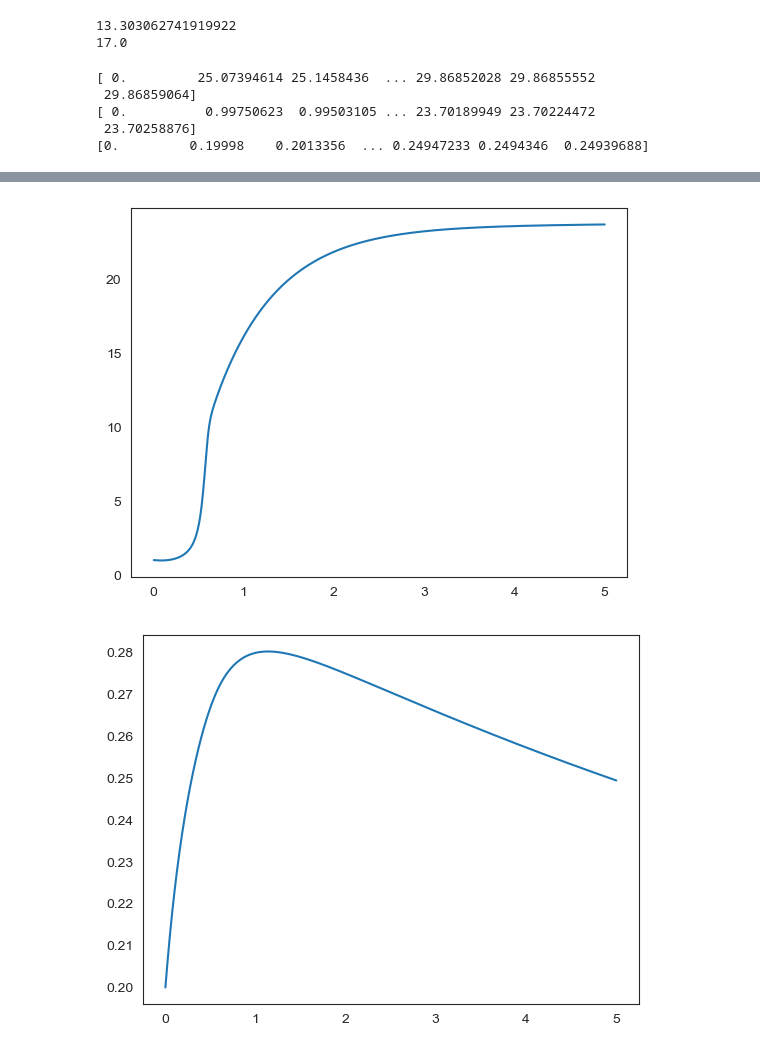
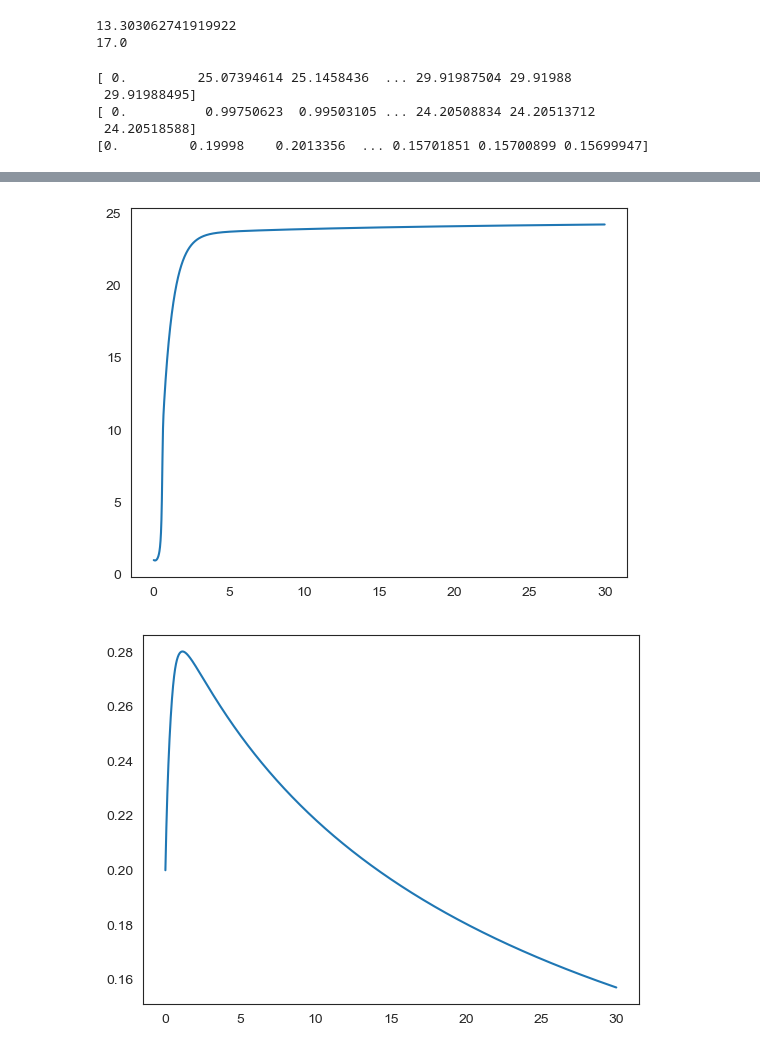
Before and after one commit to sebastiaan116/Affective-Active-Inference, a Jupyter notebook: Hydar1.ipynb, the cells around one changed output, grey strips where cells are left out. Drawn from its saved outputs; the diff is of its cells as text; code cells hidden in the pictures.

```diff
--- a/Hydar1.ipynb
+++ b/Hydar1.ipynb
@@ -30,7 +30,7 @@ print(g_gp(25,30))
 # %%
 # Setting up the time data:
 dt = 0.005; # integration step, average neuron resets 200 times per second
-T = 5+dt; # maximum time considered
+T = 30+dt; # maximum time considered
 t = np.arange(0,T,dt)
 N= t.size #Amount of data points
 # %%
@@ -83,14 +83,14 @@ class ai_capsule():
 
         return v
 
-
+print('je bent een kleine homo ')
 
     def inference_step (self, i, mu_v, y):
 
 
         # Derivati w.r.t. precision
         dOmega_w = -0.5*(self.eps_x**2-1/self.Omega_w)
-        dOmega_z = -0.5*(self.eps_y**2-self.Sigma_z)
+        dOmega_z = -0.5*(self.eps_y**2-1/self.Omega_z)
         #precision update scheme
         self.Omega_w = self.Omega_w + self.dt*dOmega_w
         self.Omega_z = self.Omega_z + self.dt*dOmega_z
@@ -134,7 +134,7 @@ def simulation (v, mu_v, Sigma_w, Sigma_z, noise, a_mu):
     vSigma_z = np.zeros(N)
 
 
-    var_real=0.1
+    var_real=0.3**2
 
     # Create active inference neuron
     capsule = ai_capsule(dt, mu_v, Sigma_w, Sigma_z, a_mu)
@@ -152,7 +152,7 @@ def simulation (v, mu_v, Sigma_w, Sigma_z, noise, a_mu):
         # Generative process
         if noise == 'white':
             x[i] = v +np.random.randn(1)* np.sqrt(var_real)
-            y[i] = g_gp(x[i],v) #+ np.random.randn(1)* np.sqrt(var_real)
+            y[i] = g_gp(x[i],v) + np.random.randn(1)* np.sqrt(var_real)
         elif noise == 'smooth':
             x[i]= v + w[0,i]
             y[i] = g_gp(x[i],v) + z[0,i]
@@ -208,8 +208,8 @@ print(mu_x1)
 print(vSigma_w)
 print(vSigma_z)
 # %% [output]
-[ 0.         25.07394614 25.1458436  ... 29.86852028 29.86855552
- 29.86859064]
-[ 0.          0.99750623  0.99503105 ... 23.70189949 23.70224472
- 23.70258876]
-[0.         0.19998    0.2013356  ... 0.24947233 0.2494346  0.24939688]
+[ 0.         25.07394614 25.1458436  ... 29.91987504 29.91988
+ 29.91988495]
+[ 0.          0.99750623  0.99503105 ... 24.20508834 24.20513712
+ 24.20518588]
+[0.         0.19998    0.2013356  ... 0.15701851 0.15700899 0.15699947]
@@ -217,5 +217,5 @@ print(vSigma_z)
-[figure, old version]
+[figure, new version]
-[figure, old version]
+[figure, new version]
 # %%
 v = 30 # actual depth Hydar
 mu_v = 25 # Hydars belief of the depth
```
Also changed, not shown: parts of 1 cell of this notebook, 2 other files.
